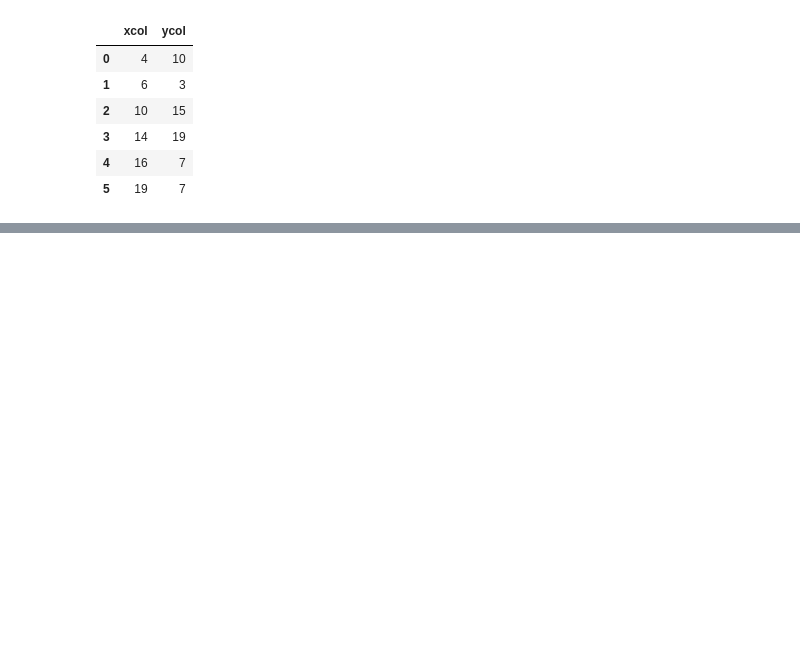
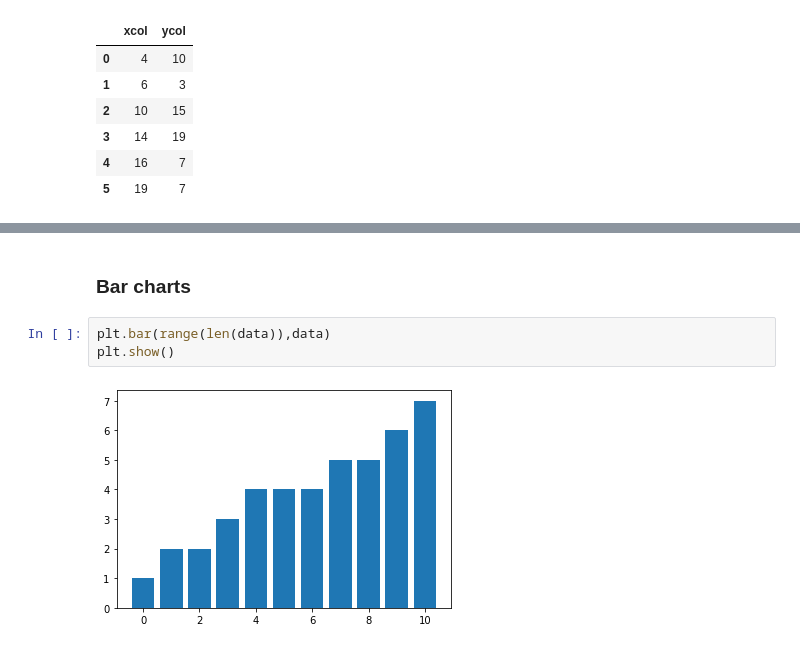
Before and after one commit to chrishuson/chrishuson.github.io, a Jupyter notebook: templates/stats-slide-deck.ipynb, the cells around one changed output, grey strips where cells are left out. Saved outputs shown, nothing was run; the diff lists cells and outputs as text; blank space fills up the shorter version.

```diff
--- a/templates/stats-slide-deck.ipynb
+++ b/templates/stats-slide-deck.ipynb
@@ -73,0 +142,7 @@ df2
+# %% [markdown]
+### Bar charts
+# %%
+plt.bar(range(len(data)),data)
+plt.show()
+# %% [output]
+[figure, added]
```
Also changed, not shown: parts of 11 cells of this notebook, 2 other files.
